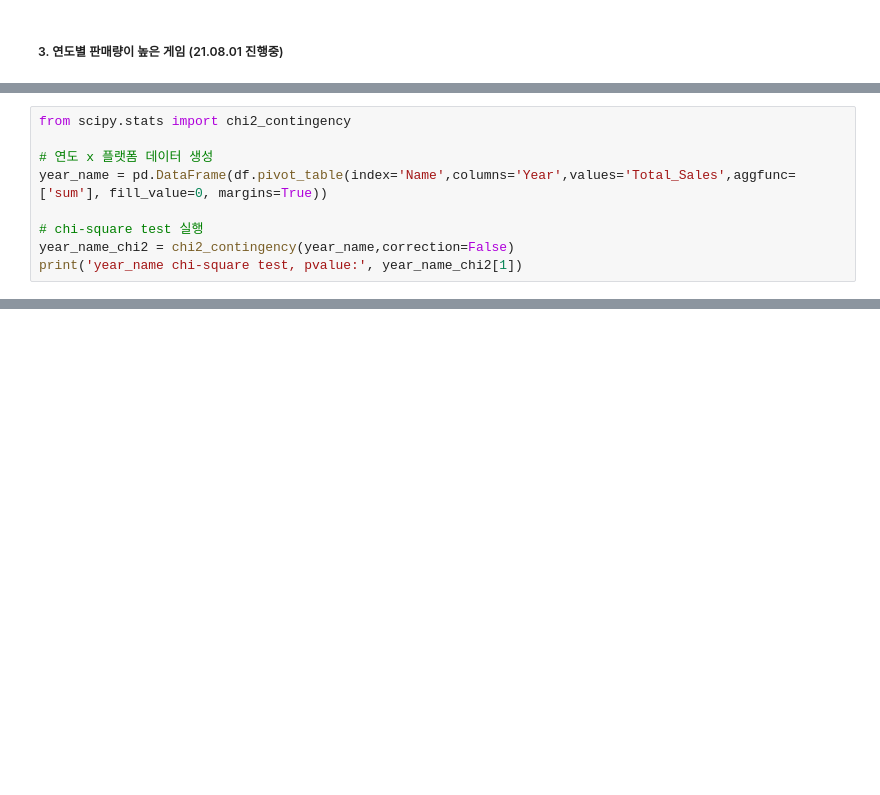
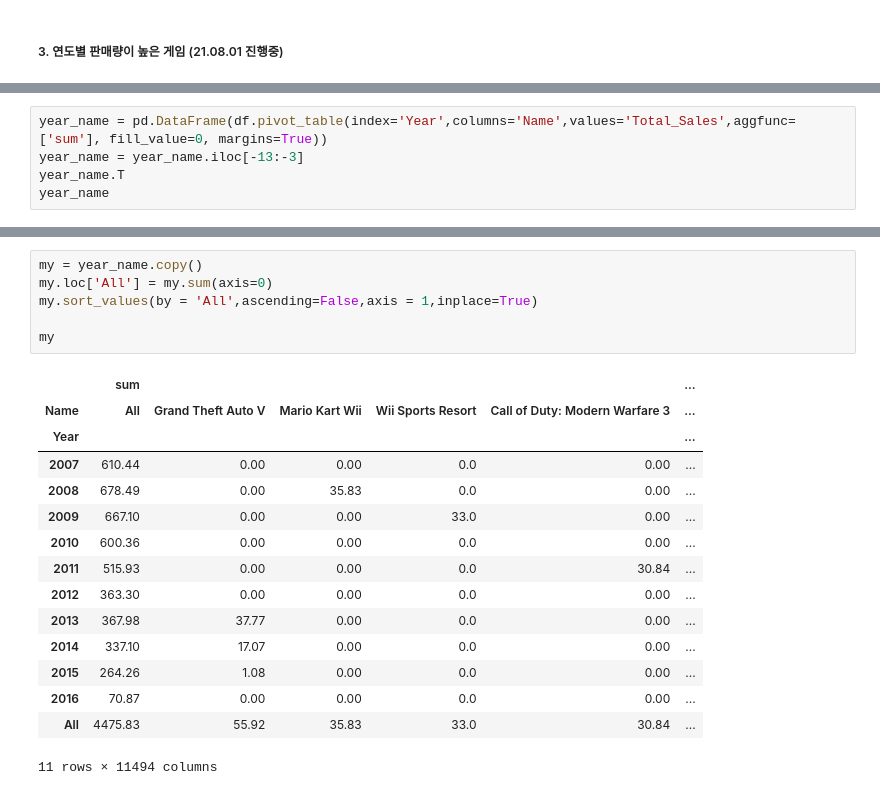
Before and after one commit to jiho-kang/Data_Analysis_Project, a Jupyter notebook: Video Game Sales/data_analysis_for_new_game_launching.ipynb, the cells around one changed output, grey strips where cells are left out. Cells and saved outputs as stored; diff of their text form; blank space fills up the shorter version.

```diff
--- a/Video Game Sales/data_analysis_for_new_game_launching.ipynb
+++ b/Video Game Sales/data_analysis_for_new_game_launching.ipynb
@@ -556,10 +781,6 @@ plt.show();
 # %%
-from scipy.stats import chi2_contingency
-
-# 연도 x 플랫폼 데이터 생성
-year_name = pd.DataFrame(df.pivot_table(index='Name',columns='Year',values='Total_Sales',aggfunc=['sum'], fill_value=0, margins=True))
-
-# chi-square test 실행
-year_name_chi2 = chi2_contingency(year_name,correction=False)
-print('year_name chi-square test, pvalue:', year_name_chi2[1])
+year_name = pd.DataFrame(df.pivot_table(index='Year',columns='Name',values='Total_Sales',aggfunc=['sum'], fill_value=0, margins=True))
+year_name = year_name.iloc[-13:-3]
+year_name.T
+year_name
 # %% [output]
@@ -659,0 +801,22 @@ plt.show();
+# %%
+my = year_name.copy()
+my.loc['All'] = my.sum(axis=0)
+my.sort_values(by = 'All',ascending=False,axis = 1,inplace=True)
+
+my
+# %% [output]
+|  | sum |  |  |  |  | ... |
+| Name | All | Grand Theft Auto V | Mario Kart Wii | Wii Sports Resort | Call of Duty: Modern Warfare 3 | ... |
+| Year |  |  |  |  |  | ... |
+| 2007 | 610.44 | 0.00 | 0.00 | 0.0 | 0.00 | ... |
+| 2008 | 678.49 | 0.00 | 35.83 | 0.0 | 0.00 | ... |
+| 2009 | 667.10 | 0.00 | 0.00 | 33.0 | 0.00 | ... |
+| 2010 | 600.36 | 0.00 | 0.00 | 0.0 | 0.00 | ... |
+| 2011 | 515.93 | 0.00 | 0.00 | 0.0 | 30.84 | ... |
+| 2012 | 363.30 | 0.00 | 0.00 | 0.0 | 0.00 | ... |
+| 2013 | 367.98 | 37.77 | 0.00 | 0.0 | 0.00 | ... |
+| 2014 | 337.10 | 17.07 | 0.00 | 0.0 | 0.00 | ... |
+| 2015 | 264.26 | 1.08 | 0.00 | 0.0 | 0.00 | ... |
+| 2016 | 70.87 | 0.00 | 0.00 | 0.0 | 0.00 | ... |
+| All | 4475.83 | 55.92 | 35.83 | 33.0 | 30.84 | ... |
+11 rows × 11494 columns
```
Also changed, not shown: parts of 23 cells of this notebook.
